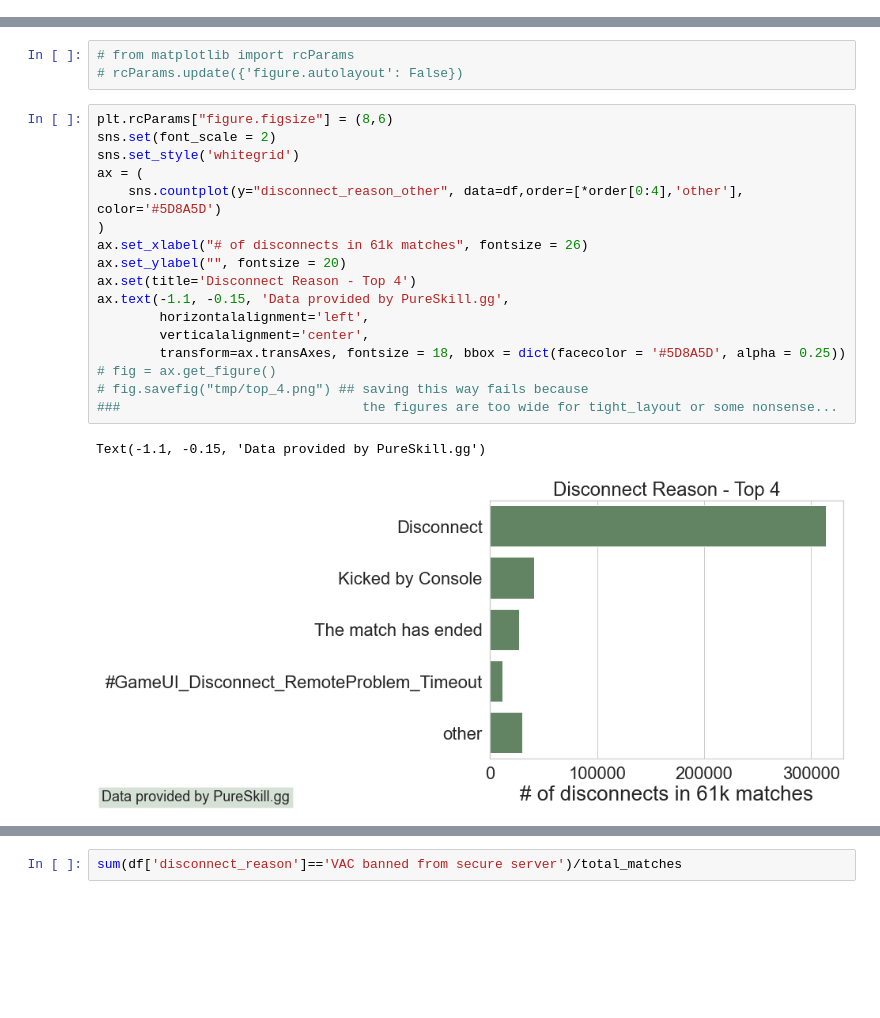
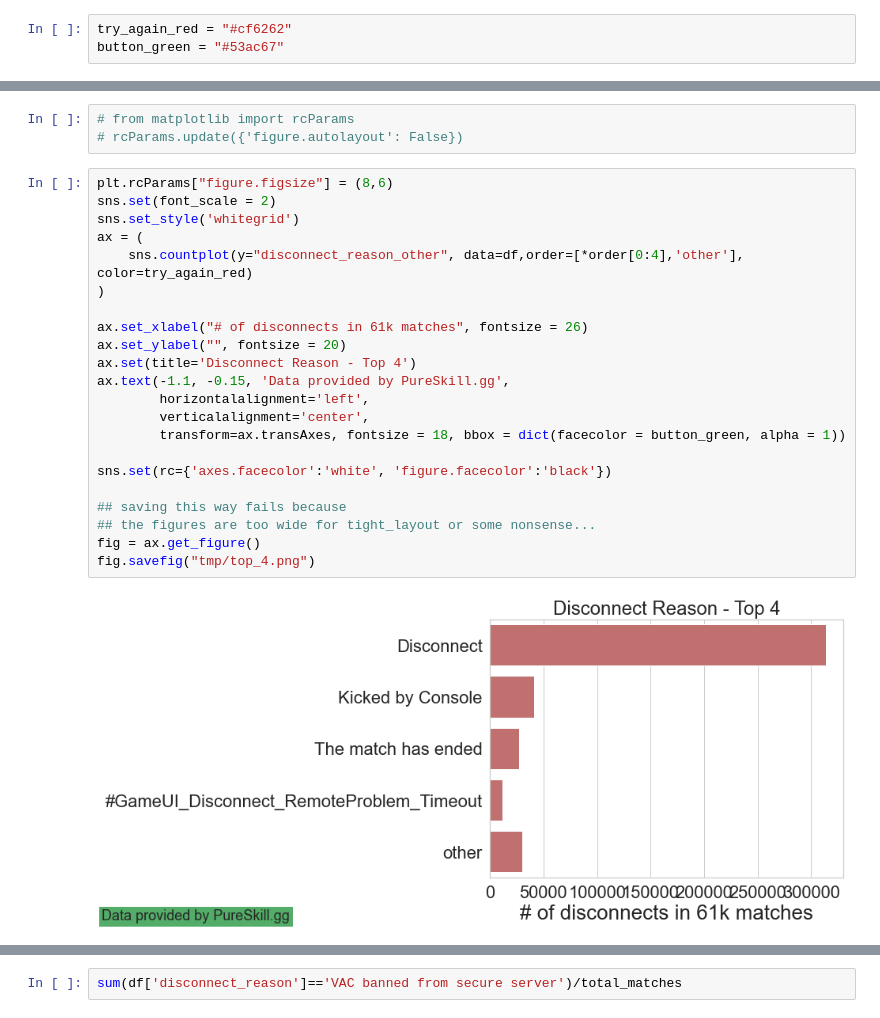
Before and after one commit to pureskillgg/datascience-showcase, a Jupyter notebook: notebooks/player_disconnect_analysis/Disconnect reason analysis.ipynb, the cells around one changed output, grey strips where cells are left out. Drawn from its saved outputs; the diff is of its cells as text; blank space fills up the shorter version.

Commit message:
Update colors

```diff
--- a/notebooks/player_disconnect_analysis/Disconnect reason analysis.ipynb
+++ b/notebooks/player_disconnect_analysis/Disconnect reason analysis.ipynb
@@ -26,6 +26,9 @@ pd.set_option("display.min_rows", 150)
 # pd.set_option('display.float_format', '{:.4f}'.format)
 
 curator = TomeCuratorFs()
+# %%
+try_again_red = "#cf6262"
+button_green = "#53ac67"
 # %%
 df = curator.get_dataframe('channel_player_disconnect.2021-05-01,2022-01-01')
 # %% [output]
@@ -139,23 +142,27 @@ if not os.path.isdir('tmp'):
 # %%
 plt.rcParams["figure.figsize"] = (8,6)
 sns.set(font_scale = 2)
 sns.set_style('whitegrid')
 ax = (
-    sns.countplot(y="disconnect_reason_other", data=df,order=[*order[0:4],'other'], color='#5D8A5D')
+    sns.countplot(y="disconnect_reason_other", data=df,order=[*order[0:4],'other'], color=try_again_red)
 )
+
 ax.set_xlabel("# of disconnects in 61k matches", fontsize = 26)
 ax.set_ylabel("", fontsize = 20)
 ax.set(title='Disconnect Reason - Top 4')
 ax.text(-1.1, -0.15, 'Data provided by PureSkill.gg',
         horizontalalignment='left',
         verticalalignment='center',
-        transform=ax.transAxes, fontsize = 18, bbox = dict(facecolor = '#5D8A5D', alpha = 0.25))
-# fig = ax.get_figure()
-# fig.savefig("tmp/top_4.png") ## saving this way fails because
-###                               the figures are too wide for tight_layout or some nonsense...
+        transform=ax.transAxes, fontsize = 18, bbox = dict(facecolor = button_green, alpha = 1))
+
+sns.set(rc={'axes.facecolor':'white', 'figure.facecolor':'black'})
+
+## saving this way fails because
+## the figures are too wide for tight_layout or some nonsense...
+fig = ax.get_figure()
+fig.savefig("tmp/top_4.png")
 # %% [output]
-Text(-1.1, -0.15, 'Data provided by PureSkill.gg')
-[figure, old version]
+[figure, new version]
 # %%
 plt.rcParams["figure.figsize"] = (8,15)
 sns.set(font_scale = 2)
```
Also changed, not shown: parts of 4 cells of this notebook.
